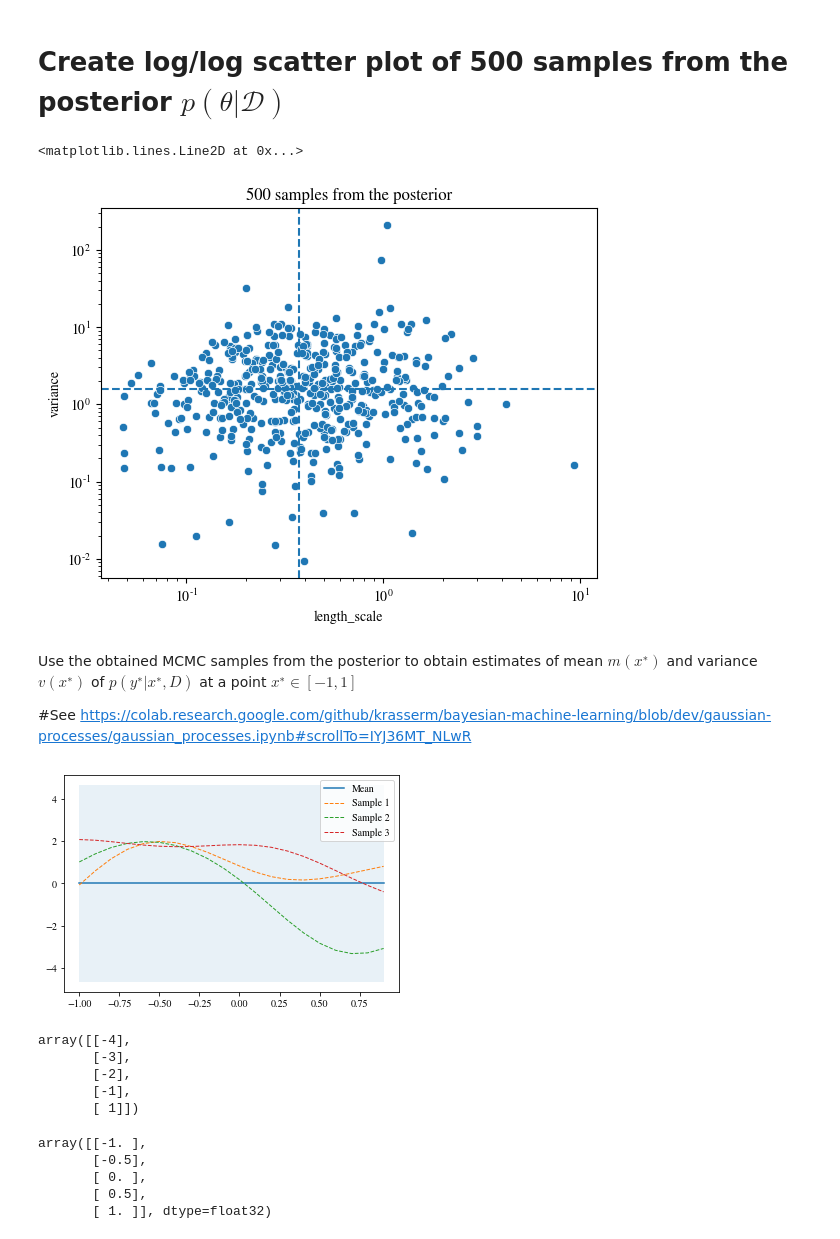
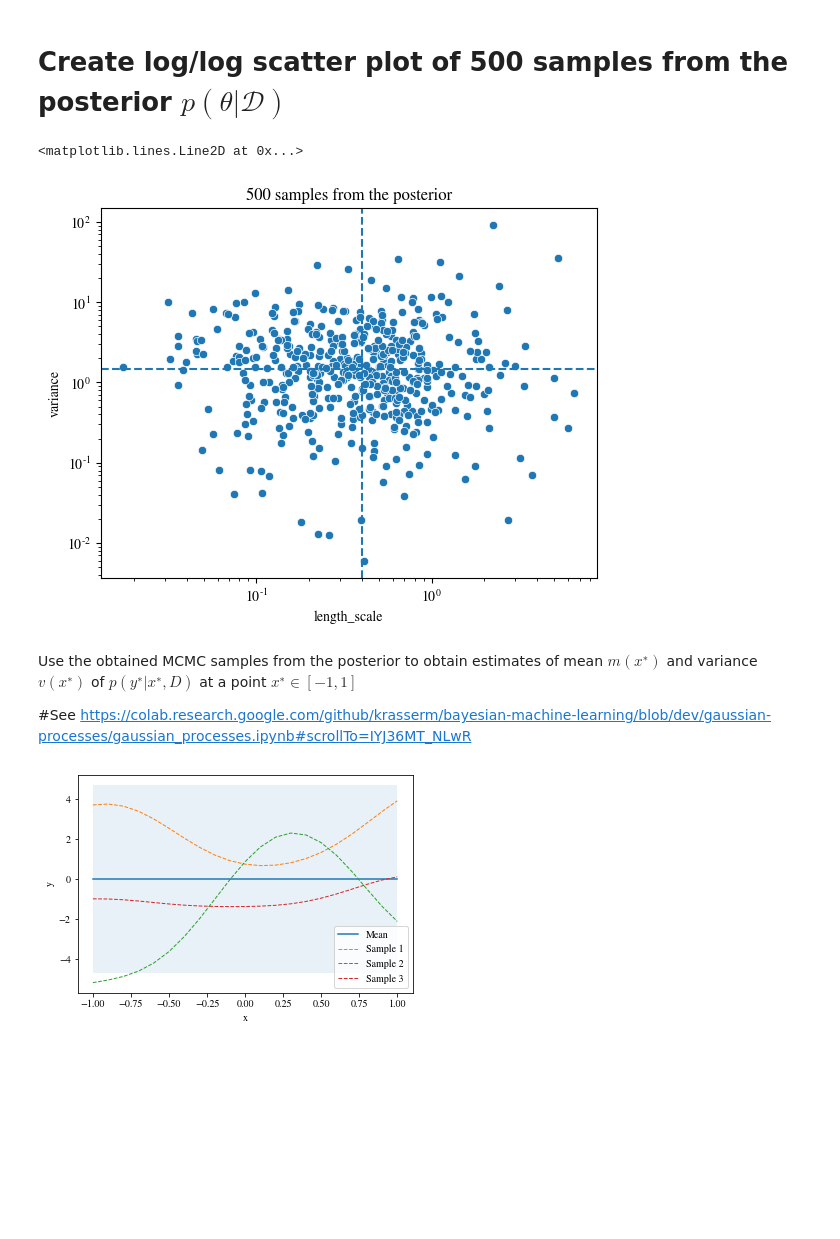
Before and after one commit to Clarkdrengen/PML_2023, a Jupyter notebook: PML_Part_b_Team_Master.ipynb, the cells around one changed output. Drawn from its saved outputs; the diff is of its cells as text; code cells hidden in the pictures; blank space fills up the shorter version.

```diff
--- a/PML_Part_b_Team_Master.ipynb
+++ b/PML_Part_b_Team_Master.ipynb
@@ -60,7 +59,7 @@ kernel.variance = pyro.nn.PyroSample(dist.LogNormal(0.0, 2.0))
 gpr = gp.models.GPRegression(x, y, kernel)
 # %%
 hmc_kernel=pyro.infer.NUTS(gpr.model, jit_compile=True)
-mcmc = pyro.infer.MCMC(hmc_kernel, num_samples=5000, num_chains=5, warmup_steps=5000)
+mcmc = pyro.infer.MCMC(hmc_kernel, num_samples=500, num_chains=5, warmup_steps=500)
 mcmc.run()
 posterior_ls = mcmc.get_samples()["kernel.lengthscale"]
 posterior_vs = mcmc.get_samples()["kernel.variance"]
@@ -122,7 +121,7 @@ plt.axvline(df['length_scale'].median(), ls = '--')
 plt.axhline(df['variance'].median(), ls = '--')
 # %% [output]
 <matplotlib.lines.Line2D at 0x...>
-[figure, old version]
+[figure, new version]
 # %% [markdown]
 Use the obtained MCMC samples from the posterior to obtain estimates of mean $m(x^{∗})$ and variance $v(x^{∗})$ of $p(y^{∗}|x^{∗}, D)$ at a point $x^{∗} ∈ [−1, 1]$
 
@@ -143,11 +142,13 @@ def plot_gp(mu, cov, X, X_train=None, Y_train=None, samples=[]):
     if X_train is not None:
         plt.plot(X_train, Y_train, 'rx')
     plt.legend()
+    plt.xlabel('x')
+    plt.ylabel('y')
 # %%
 ## create RBF kernel function
 import numpy as np
 
-def RBF_kernel(X1, X2, l=torch.mean(posterior_kernel_ls).item(), sigma_f=torch.mean(posterior_kernel_var)):
+def kernel(X1, X2, l=torch.mean(posterior_kernel_ls).item(), sigma_f=torch.mean(posterior_kernel_var).item()):
     """
     The Gaussian kernel
 
@@ -163,20 +164,20 @@ def RBF_kernel(X1, X2, l=torch.mean(posterior_kernel_ls).item(), sigma_f=torch.m
 # %%
 %matplotlib inline
 
 # Finite number of points
-X = np.arange(-1, 1, 0.1).reshape(-1, 1)
+X = np.arange(-1, 1.01, 0.1).reshape(-1, 1)
 
 # Mean and covariance of the prior
 mu = np.zeros(X.shape)
-cov = RBF_kernel(X, X)
+cov = kernel(X, X)
 
 # Draw three samples from the prior
 samples = np.random.multivariate_normal(mu.ravel(), cov, 3)
 
 # Plot GP mean, uncertainty region and samples
 plot_gp(mu, cov, X, samples=samples)
 # %% [output]
-[figure, old version]
+[figure, new version]
 # %%
 from numpy.linalg import inv
 
@@ -208,11 +209,3 @@ def posterior(X_s, X_train, Y_train, l=torch.mean(posterior_kernel_ls).item(), s
     cov_s = K_ss - K_s.T.dot(K_inv).dot(K_s)
 
     return mu_s, cov_s
-# %%
-np.array([-4, -3, -2, -1, 1]).reshape(-1, 1)
-# %% [output]
-array([[-4],
-       [-3],
-       [-2],
-       [-1],
-       [ 1]])
@@ -221,8 +211,0 @@ x = x.numpy()
-# %%
-x.reshape(-1, 1)
-# %% [output]
-array([[-1. ],
-       [-0.5],
-       [ 0. ],
-       [ 0.5],
-       [ 1. ]], dtype=float32)
```
Also changed, not shown: parts of 8 cells of this notebook.
